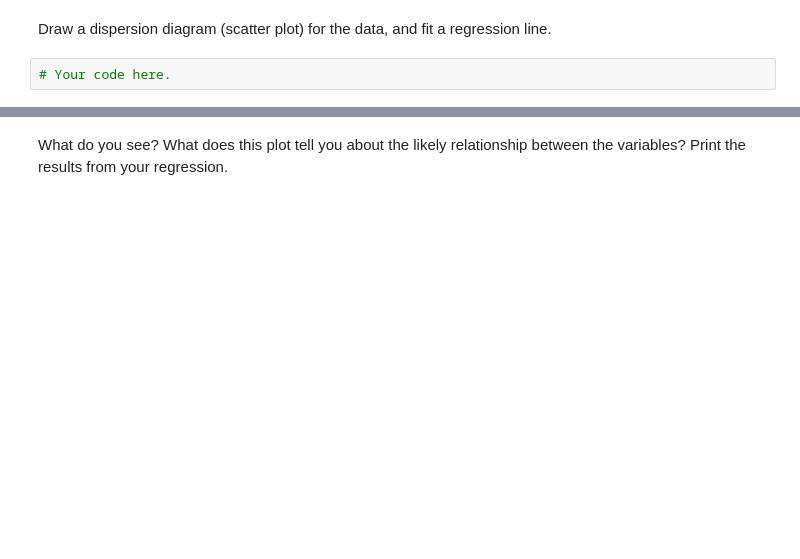
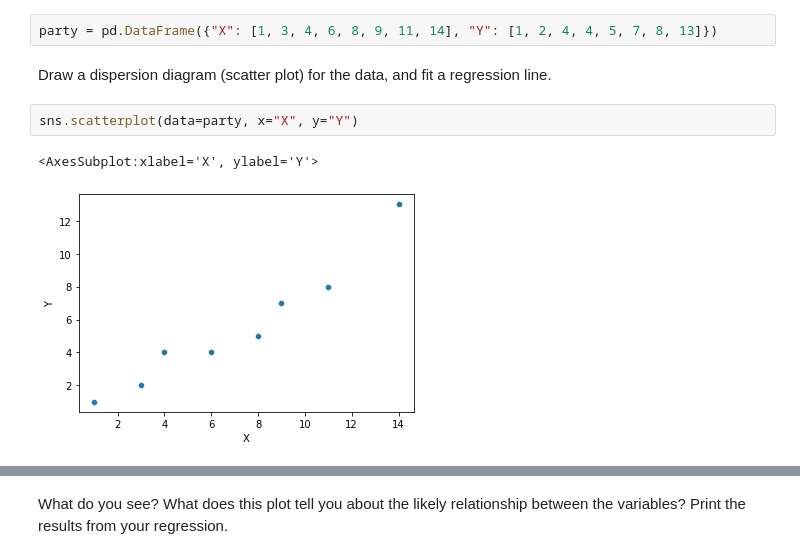
Before and after one commit to Ironhack-Data-Madrid-Marzo-2021/lab-regression-analysis, a Jupyter notebook: your-code.ipynb, the cells around one changed output, grey strips where cells are left out. Saved outputs shown, nothing was run; the diff lists cells and outputs as text; blank space fills up the shorter version.

```diff
--- a/your-code.ipynb
+++ b/your-code.ipynb
@@ -190,4 +212,9 @@ First, build a dataframe with the data.
+# %%
+party = pd.DataFrame({"X": [1, 3, 4, 6, 8, 9, 11, 14], "Y": [1, 2, 4, 4, 5, 7, 8, 13]})
 # %% [markdown]
 Draw a dispersion diagram (scatter plot) for the data, and fit a regression line.
-# %%
-# Your code here.
+# %%
+sns.scatterplot(data=party, x="X", y="Y")
+# %% [output]
+<AxesSubplot:xlabel='X', ylabel='Y'>
+[figure, added]
```
Also changed, not shown: parts of 24 cells of this notebook.
